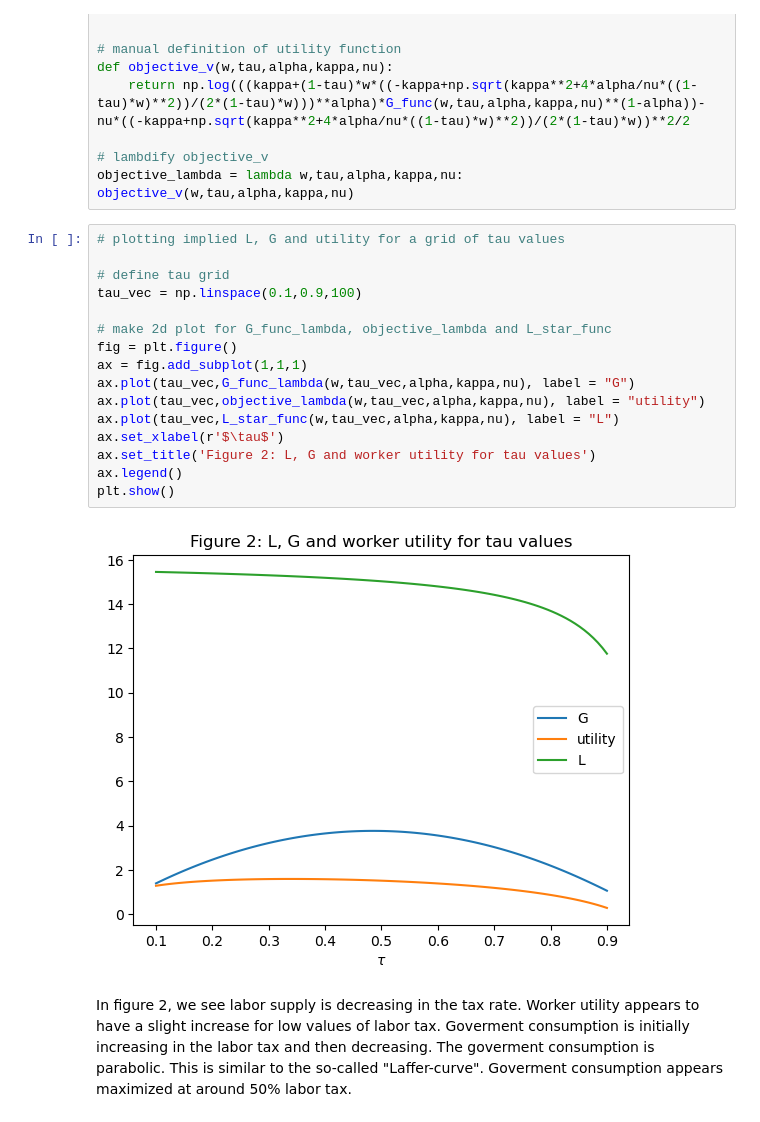
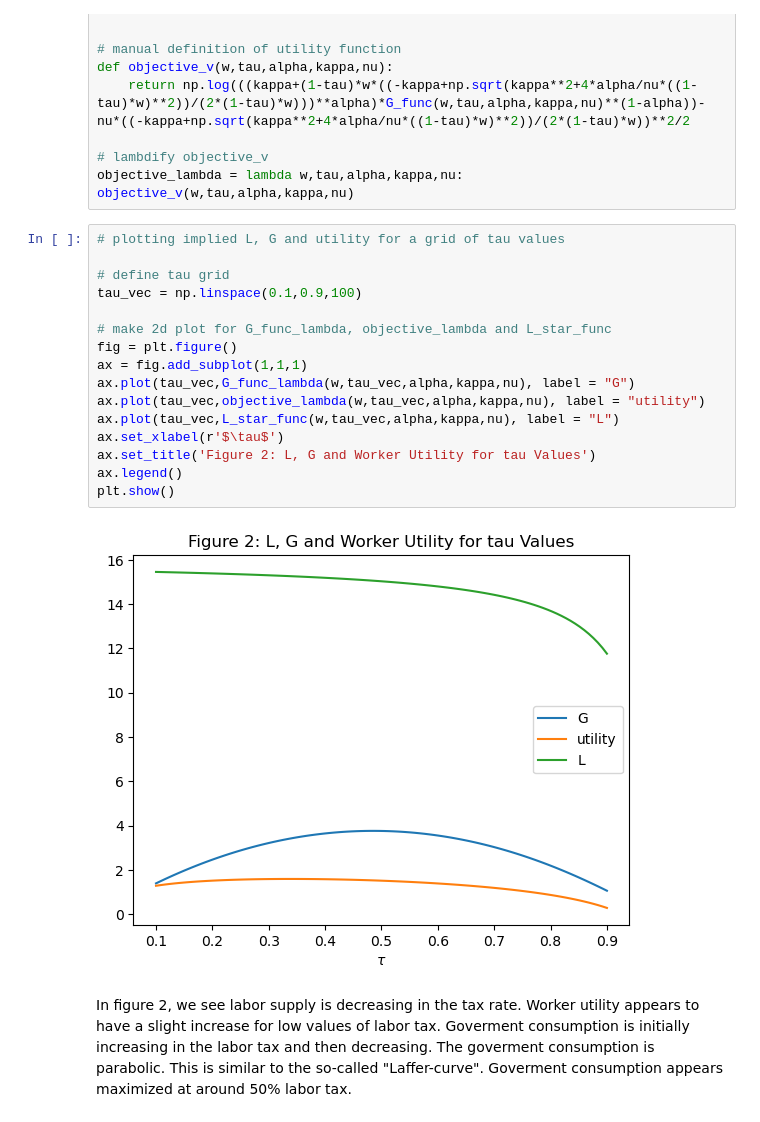
Before and after one commit to NumEconCopenhagen/projects-2023-hold-11, a Jupyter notebook: examproject/Exam-2023-notebook.ipynb, the cells around one changed output. Saved outputs shown, nothing was run; the diff lists cells and outputs as text.

```diff
--- a/examproject/Exam-2023-notebook.ipynb
+++ b/examproject/Exam-2023-notebook.ipynb
@@ -167,21 +167,21 @@ objective_lambda = lambda w,tau,alpha,kappa,nu: objective_v(w,tau,alpha,kappa,nu
 # %%
 # plotting implied L, G and utility for a grid of tau values
 
 # define tau grid
 tau_vec = np.linspace(0.1,0.9,100)
 
 # make 2d plot for G_func_lambda, objective_lambda and L_star_func
 fig = plt.figure()
 ax = fig.add_subplot(1,1,1)
 ax.plot(tau_vec,G_func_lambda(w,tau_vec,alpha,kappa,nu), label = "G")
 ax.plot(tau_vec,objective_lambda(w,tau_vec,alpha,kappa,nu), label = "utility")
 ax.plot(tau_vec,L_star_func(w,tau_vec,alpha,kappa,nu), label = "L")
 ax.set_xlabel(r'$\tau$')
-ax.set_title('Figure 2: L, G and worker utility for tau values')
+ax.set_title('Figure 2: L, G and Worker Utility for tau Values')
 ax.legend()
 plt.show()
 # %% [output]
-[figure, old version]
+[figure, new version]
 # %% [markdown]
 In figure 2, we see labor supply is decreasing in the tax rate. Worker utility appears to have a slight increase for low values of labor tax. Goverment consumption is initially increasing in the labor tax and then decreasing. The goverment consumption is parabolic. This is similar to the so-called "Laffer-curve". Goverment consumption appears maximized at around 50% labor tax.
 # %% [markdown]
```
Also changed, not shown: parts of 14 cells of this notebook, 4 other files.
